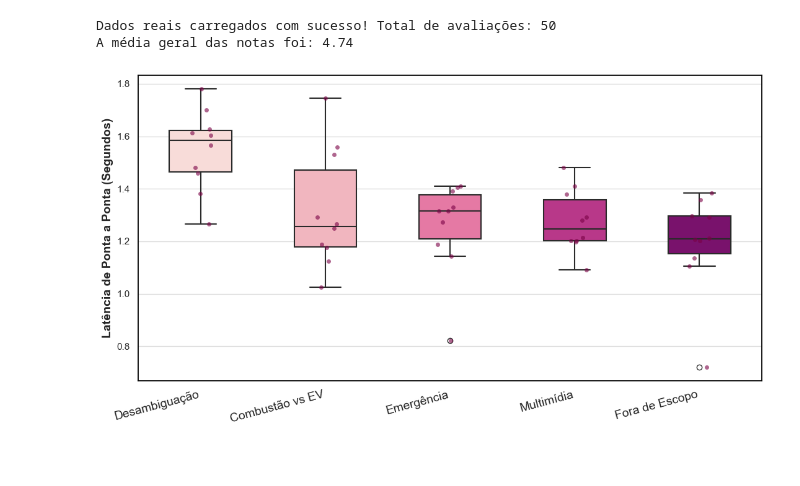
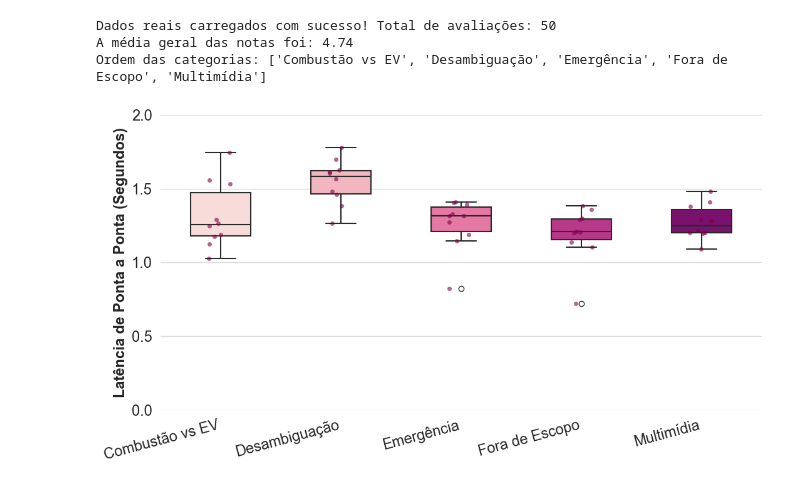
Before and after one commit to marialluz/CBA2026, a Jupyter notebook: assets/avaliacao/graficos.ipynb, the cells around one changed output. Cells and saved outputs as stored; diff of their text form; code cells hidden in the pictures; blank space fills up the shorter version.

```diff
--- a/assets/avaliacao/graficos.ipynb
+++ b/assets/avaliacao/graficos.ipynb
@@ -15,31 +15,43 @@ df = pd.read_csv(nome_arquivo)
 if 'Latência Total (ms)' in df.columns:
     df['Latência Total (s)'] = df['Latência Total (ms)'] / 1000
 
+# Ordem fixa das categorias (alfabética) — mesma ordem nos dois gráficos
+ORDEM_CATEGORIAS = sorted(df["Categoria"].unique())
+
 print(f"Dados reais carregados com sucesso! Total de avaliações: {len(df)}")
 print("A média geral das notas foi:", round(df["Nota LLM-as-aJudge"].mean(), 2))
+print("Ordem das categorias:", ORDEM_CATEGORIAS)
 # %% [output]
 Dados reais carregados com sucesso! Total de avaliações: 50
 A média geral das notas foi: 4.74
+Ordem das categorias: ['Combustão vs EV', 'Desambiguação', 'Emergência', 'Fora de Escopo', 'Multimídia']
 # %%
 # ==========================================
 # Gráfico 1: Boxplot de Latência
 # ==========================================
+import numpy as np
+
 plt.figure(figsize=(11, 6))
 
-sns.boxplot(data=df, x="Categoria", y="Latência Total (s)", palette="RdPu", width=0.5, linewidth=1.5)
-sns.stripplot(data=df, x="Categoria", y="Latência Total (s)", color="#7a0145", alpha=0.6, jitter=True)
+ax = sns.boxplot(data=df, x="Categoria", y="Latência Total (s)", order=ORDEM_CATEGORIAS, palette="RdPu", width=0.5, linewidth=1.5)
+sns.stripplot(data=df, x="Categoria", y="Latência Total (s)", order=ORDEM_CATEGORIAS, color="#7a0145", alpha=0.6, jitter=True, ax=ax)
 
-plt.ylabel("Latência de Ponta a Ponta (Segundos)", fontsize=14, fontweight='bold')
-plt.xlabel("", fontsize=14)
+plt.ylabel("Latência de Ponta a Ponta (Segundos)", fontsize=17, fontweight='bold')
+plt.xlabel("", fontsize=17)
 
-plt.xticks(rotation=15, ha='right', fontsize=14)
+y_max = np.ceil(df["Latência Total (s)"].max() * 2) / 2
+plt.ylim(0, y_max)
+plt.yticks(np.arange(0, y_max + 0.5, 0.5), fontsize=17)
+plt.xticks(rotation=15, ha='right', fontsize=17)
+
+sns.despine(ax=ax, top=True, right=True, left=True, bottom=True)
 
 plt.tight_layout()
 plt.savefig("grafico_latencia_boxplot.png", dpi=300, bbox_inches='tight')
 
 plt.show()
 # %% [output]
-[figure, old version]
+[figure, new version]
 # %%
 # ==========================================
 # Gráfico 2: Barplot das Notas do Juiz (Média)
```
Also changed, not shown: parts of 1 cell of this notebook, 17 other files.
